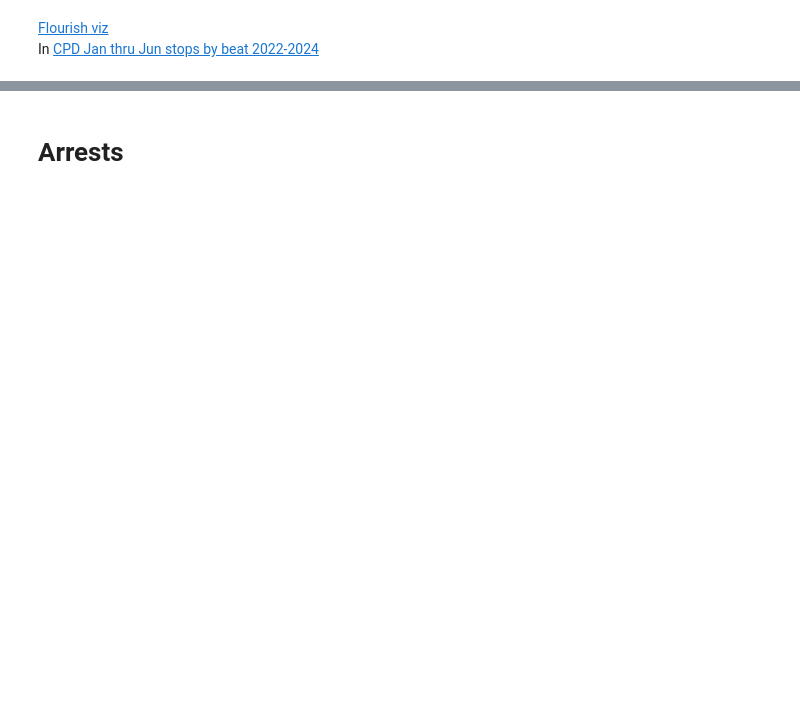
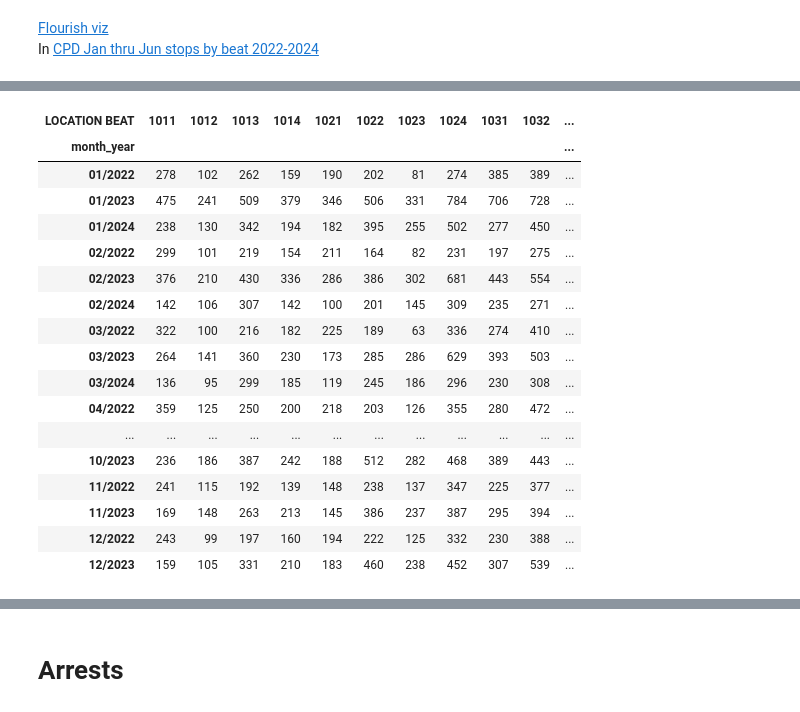
Before and after one commit to amyq96/stories, a Jupyter notebook: cpd-traffic-stops/cpd-traffic-stops.ipynb, the cells around one changed output, grey strips where cells are left out. Drawn from its saved outputs; the diff is of its cells as text; code cells hidden in the pictures; blank space fills up the shorter version.

```diff
--- a/cpd-traffic-stops/cpd-traffic-stops.ipynb
+++ b/cpd-traffic-stops/cpd-traffic-stops.ipynb
@@ -217,0 +529,27 @@ In [CPD Jan thru Jun stops by beat 2022-2024](https://docs.google.com/spreadshee
+# %%
+# beats in __ district by month
+pd.pivot_table(df[df['district'] == '10'],
+              index='month_year',
+              columns='LOCATION BEAT',
+              values='DATE/TIME OF STOP',
+              aggfunc='count',
+              dropna=False)
+# %% [output]
+| LOCATION BEAT | 1011 | 1012 | 1013 | 1014 | 1021 | 1022 | 1023 | 1024 | 1031 | 1032 | ... |
+| month_year |  |  |  |  |  |  |  |  |  |  | ... |
+| 01/2022 | 278 | 102 | 262 | 159 | 190 | 202 | 81 | 274 | 385 | 389 | ... |
+| 01/2023 | 475 | 241 | 509 | 379 | 346 | 506 | 331 | 784 | 706 | 728 | ... |
+| 01/2024 | 238 | 130 | 342 | 194 | 182 | 395 | 255 | 502 | 277 | 450 | ... |
+| 02/2022 | 299 | 101 | 219 | 154 | 211 | 164 | 82 | 231 | 197 | 275 | ... |
+| 02/2023 | 376 | 210 | 430 | 336 | 286 | 386 | 302 | 681 | 443 | 554 | ... |
+| 02/2024 | 142 | 106 | 307 | 142 | 100 | 201 | 145 | 309 | 235 | 271 | ... |
+| 03/2022 | 322 | 100 | 216 | 182 | 225 | 189 | 63 | 336 | 274 | 410 | ... |
+| 03/2023 | 264 | 141 | 360 | 230 | 173 | 285 | 286 | 629 | 393 | 503 | ... |
+| 03/2024 | 136 | 95 | 299 | 185 | 119 | 245 | 186 | 296 | 230 | 308 | ... |
+| 04/2022 | 359 | 125 | 250 | 200 | 218 | 203 | 126 | 355 | 280 | 472 | ... |
+| ... | ... | ... | ... | ... | ... | ... | ... | ... | ... | ... | ... |
+| 10/2023 | 236 | 186 | 387 | 242 | 188 | 512 | 282 | 468 | 389 | 443 | ... |
+| 11/2022 | 241 | 115 | 192 | 139 | 148 | 238 | 137 | 347 | 225 | 377 | ... |
+| 11/2023 | 169 | 148 | 263 | 213 | 145 | 386 | 237 | 387 | 295 | 394 | ... |
+| 12/2022 | 243 | 99 | 197 | 160 | 194 | 222 | 125 | 332 | 230 | 388 | ... |
+| 12/2023 | 159 | 105 | 331 | 210 | 183 | 460 | 238 | 452 | 307 | 539 | ... |
```
Also changed, not shown: parts of 135 cells of this notebook, 2 other files.
